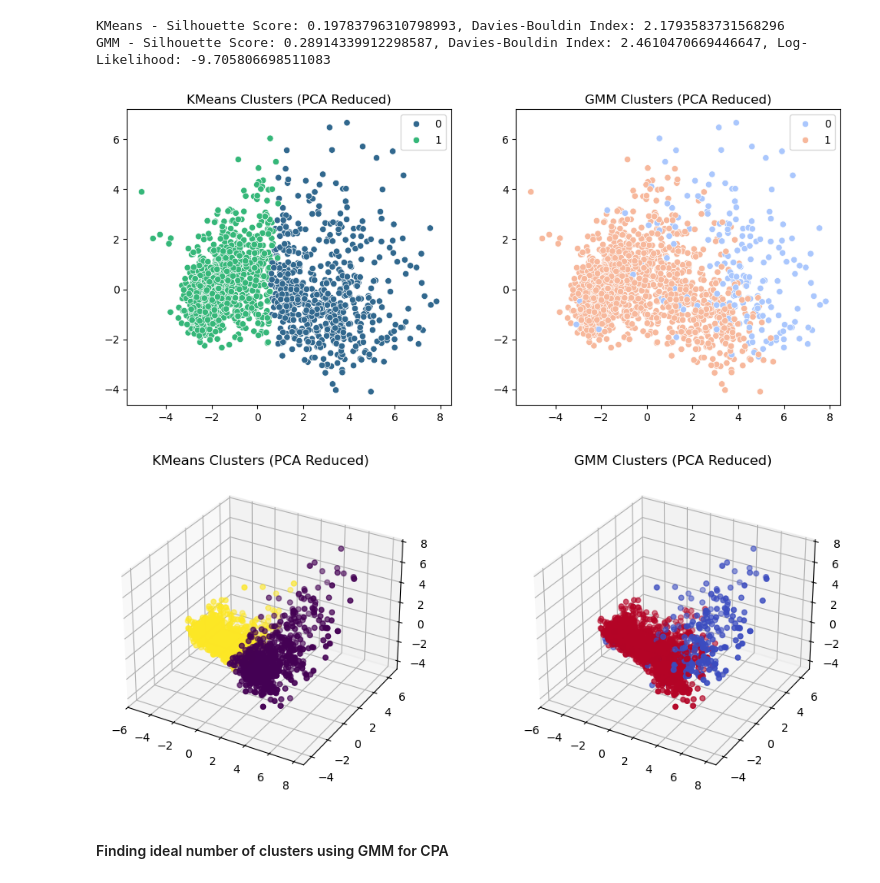
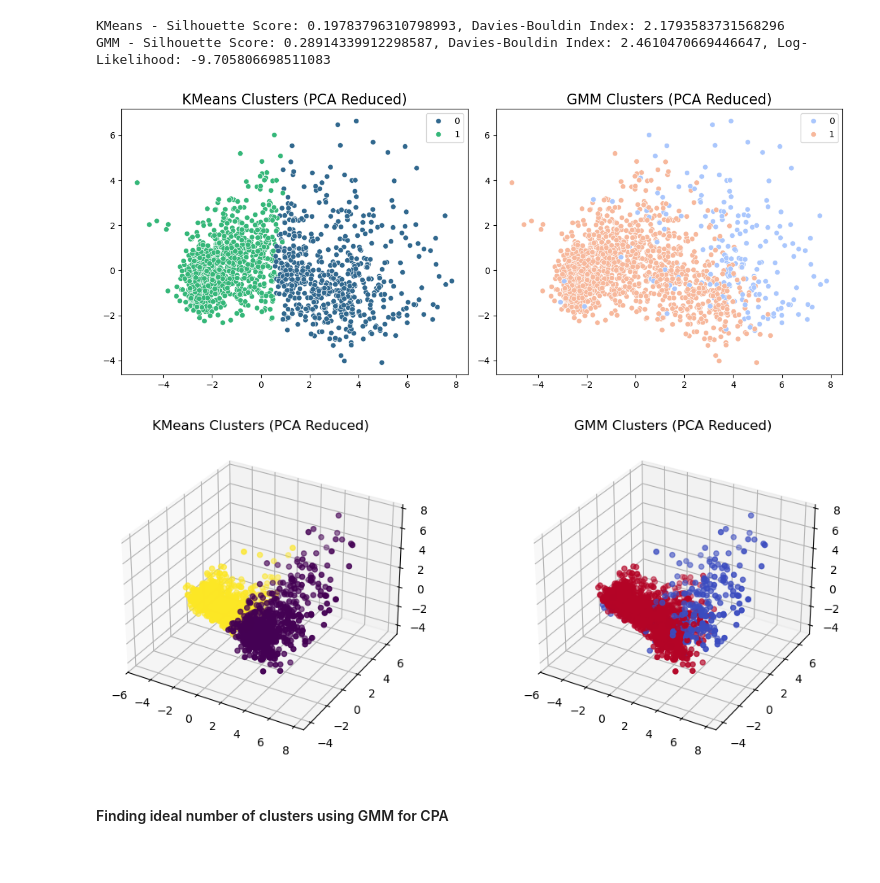
Before and after one commit to nico-medellin/Studying-the-Effects-of-Clustering-and-Dimension-Reduction-on-Neural-Network-Performance, a Jupyter notebook: assignment_3.ipynb, the cells around one changed output. Cells and saved outputs as stored; diff of their text form; code cells hidden in the pictures.

Commit message:
working code for KMeans/GMM for CPA and Spotify

```diff
--- a/assignment_3.ipynb
+++ b/assignment_3.ipynb
@@ -51,7 +51,7 @@ X_train, X_test = train_test_split(normalized_features, test_size=0.2, random_st
 # Determine optimal number of clusters using Elbow Method and Silhouette Score
 inertia = []
 silhouette_scores = []
-k_values = range(2, 20)
+k_values = range(2, 50)
 
 for k in k_values:
     kmeans = KMeans(n_clusters=k, random_state=30, n_init=15)
@@ -123,20 +124,21 @@ GMM - Silhouette Score: 0.28914339912298587, Davies-Bouldin Index: 2.46104706694
 # %%
 
 # Visualize clusters using PCA (2D)
 pca = PCA(n_components=2)
 X_pca = pca.fit_transform(X_train)
 
 plt.figure(figsize=(12, 5))
 plt.subplot(1, 2, 1)
 sns.scatterplot(x=X_pca[:, 0], y=X_pca[:, 1], hue=kmeans_labels, palette='viridis')
-plt.title('KMeans Clusters (PCA Reduced)')
+plt.title('KMeans Clusters (PCA Reduced)', fontsize=16)
 
 plt.subplot(1, 2, 2)
 sns.scatterplot(x=X_pca[:, 0], y=X_pca[:, 1], hue=gmm_labels, palette='coolwarm')
-plt.title('GMM Clusters (PCA Reduced)')
+plt.title('GMM Clusters (PCA Reduced)', fontsize=16)
+plt.tight_layout()
 plt.show()
 # %% [output]
-[figure, old version]
+[figure, new version]
 # %%
 
 # Visualize clusters using PCA (3D)
@@ -154,7 +156,7 @@ ax.set_title('GMM Clusters (PCA Reduced)')
 
 plt.show()
 # %% [output]
-[figure, old version]
+[figure, new version]
 # %% [markdown]
 #### Finding ideal number of clusters using GMM for CPA
 # %%
```
Also changed, not shown: parts of 28 cells of this notebook.
